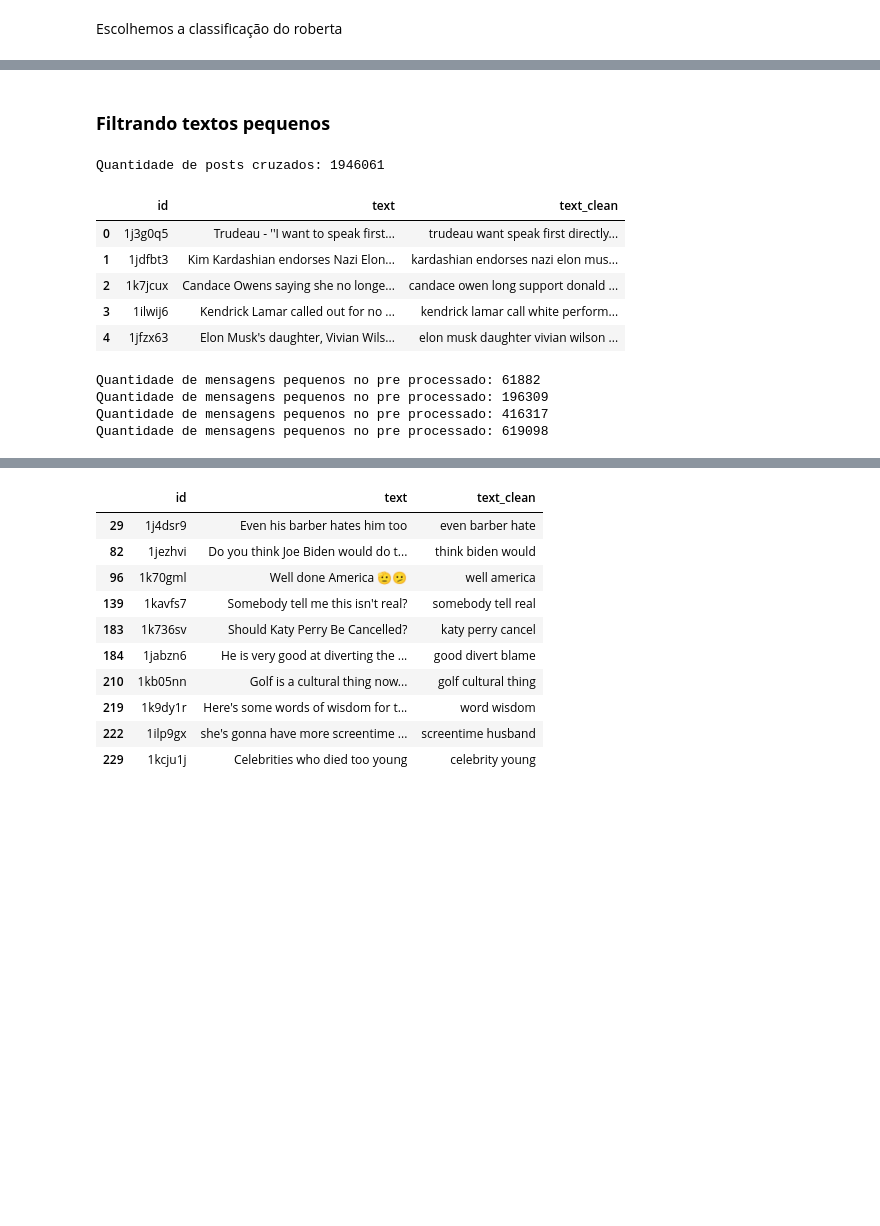
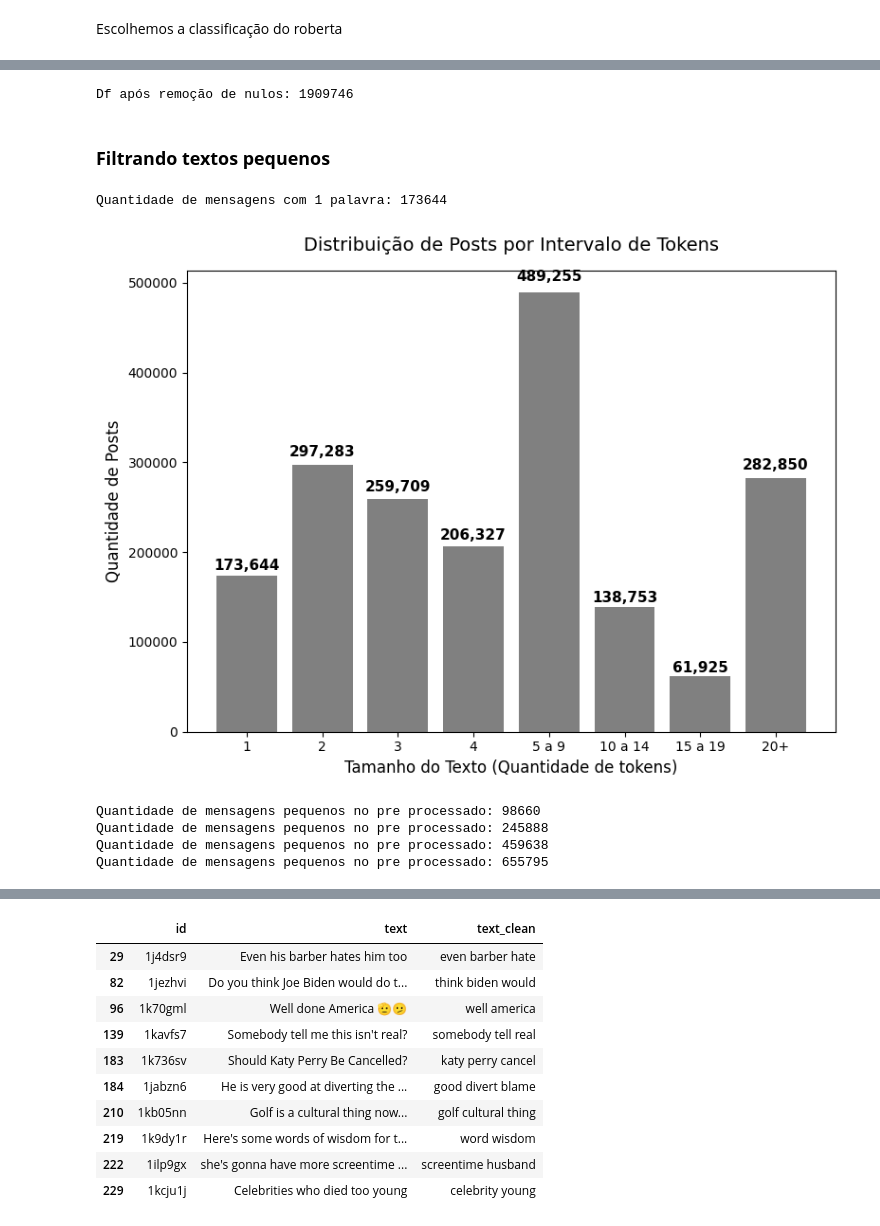
Before and after one commit to MateusoBrito/webmedia-ecosystem-Reddit, a Jupyter notebook: notebooks/08_filtragem_dados.ipynb, the cells around one changed output, grey strips where cells are left out. Drawn from its saved outputs; the diff is of its cells as text; code cells hidden in the pictures; blank space fills up the shorter version.

```diff
--- a/notebooks/08_filtragem_dados.ipynb
+++ b/notebooks/08_filtragem_dados.ipynb
@@ -83,15 +105,11 @@ Escolhemos a classificação do roberta
+# %%
+print(f'Df após remoção de nulos: {len(df_2)}')
+# %% [output]
+Df após remoção de nulos: 1909746
 # %% [markdown]
 ### **Filtrando textos pequenos**
-# %%
-df_2 = pd.read_csv("../data/processed/preprocess_text.csv")
-df_2 = df_2[df_2['id'].isin(df['id'])]
-print(f"Quantidade de posts cruzados: {len(df_2)}")
-display(df_2.head())
-# %% [output]
-Quantidade de posts cruzados: 1946061
-|  | id | text | text_clean |
-| 0 | 1j3g0q5 | Trudeau - ''I want to speak first... | trudeau want speak first directly... |
-| 1 | 1jdfbt3 | Kim Kardashian endorses Nazi Elon... | kardashian endorses nazi elon mus... |
-| 2 | 1k7jcux | Candace Owens saying she no longe... | candace owen long support donald ... |
-| 3 | 1ilwij6 | Kendrick Lamar called out for no ... | kendrick lamar call white perform... |
-| 4 | 1jfzx63 | Elon Musk's daughter, Vivian Wils... | elon musk daughter vivian wilson ... |
+# %%
+one_word = df_2[df_2['text_clean'].str.split().str.len() == 1]
+print(f"Quantidade de mensagens com 1 palavra: {len(one_word)}")
+# %% [output]
+Quantidade de mensagens com 1 palavra: 173644
@@ -98,17 +125,52 @@ Quantidade de posts cruzados: 1946061
+# %%
+import matplotlib.pyplot as plt
+import pandas as pd
+import numpy as np
+
+# Supondo que df_2 já exista
+tamanhos = df_2['text_clean'].str.split().str.len()
+
+# Começamos no 1 (excluindo o 0) e usamos np.inf para pegar de 20 ao infinito
+bins = [1, 2, 3, 4, 5, 10, 15, 20, np.inf]
+
+# 9 limites geram 8 categorias exatas
+labels = ['1', '2', '3', '4', '5 a 9', '10 a 14', '15 a 19', '20+']
+
+# O pd.cut com right=False faz intervalos do tipo [1, 2), [2, 3)... e [20, inf)
+contagem_intervalos = pd.cut(tamanhos, bins=bins, labels=labels, right=False).value_counts().sort_index()
+
+plt.figure(figsize=(8, 6))
+barras = plt.bar(contagem_intervalos.index, contagem_intervalos.values, color='gray')
+
+for barra in barras:
+    altura = barra.get_height()
+    if altura > 0:
+        plt.text(barra.get_x() + barra.get_width()/2, altura + (altura * 0.02) + 5,
+                 f'{int(altura):,}', ha='center', va='bottom', fontsize=11, fontweight='bold')
+
+# Títulos e labels
+plt.title('Distribuição de Posts por Intervalo de Tokens', fontsize=14, pad=15)
+plt.xlabel('Tamanho do Texto (Quantidade de tokens)', fontsize=12)
+plt.ylabel('Quantidade de Posts', fontsize=12)
+
+plt.tight_layout()
+plt.show()
+# %% [output]
+[figure, added]
 # %%
-textos_5 = df_2[df_2['text_clean'].str.len() < 5]
+textos_5 = df_2[df_2['text_clean'].str.len() <= 5]
 print(f"Quantidade de mensagens pequenos no pre processado: {len(textos_5)}")
 
-textos_10 = df_2[df_2['text_clean'].str.len() < 10]
+textos_10 = df_2[df_2['text_clean'].str.len() <= 10]
 print(f"Quantidade de mensagens pequenos no pre processado: {len(textos_10)}")
 
-textos_15 = df_2[df_2['text_clean'].str.len() < 15]
+textos_15 = df_2[df_2['text_clean'].str.len() <= 15]
 print(f"Quantidade de mensagens pequenos no pre processado: {len(textos_15)}")
 
-textos_15 = df_2[df_2['text_clean'].str.len() < 20]
+textos_15 = df_2[df_2['text_clean'].str.len() <= 20]
 print(f"Quantidade de mensagens pequenos no pre processado: {len(textos_15)}")
 # %% [output]
-Quantidade de mensagens pequenos no pre processado: 61882
-Quantidade de mensagens pequenos no pre processado: 196309
-Quantidade de mensagens pequenos no pre processado: 416317
-Quantidade de mensagens pequenos no pre processado: 619098
+Quantidade de mensagens pequenos no pre processado: 98660
+Quantidade de mensagens pequenos no pre processado: 245888
+Quantidade de mensagens pequenos no pre processado: 459638
+Quantidade de mensagens pequenos no pre processado: 655795
```
Also changed, not shown: parts of 14 cells of this notebook, 25 other files.
